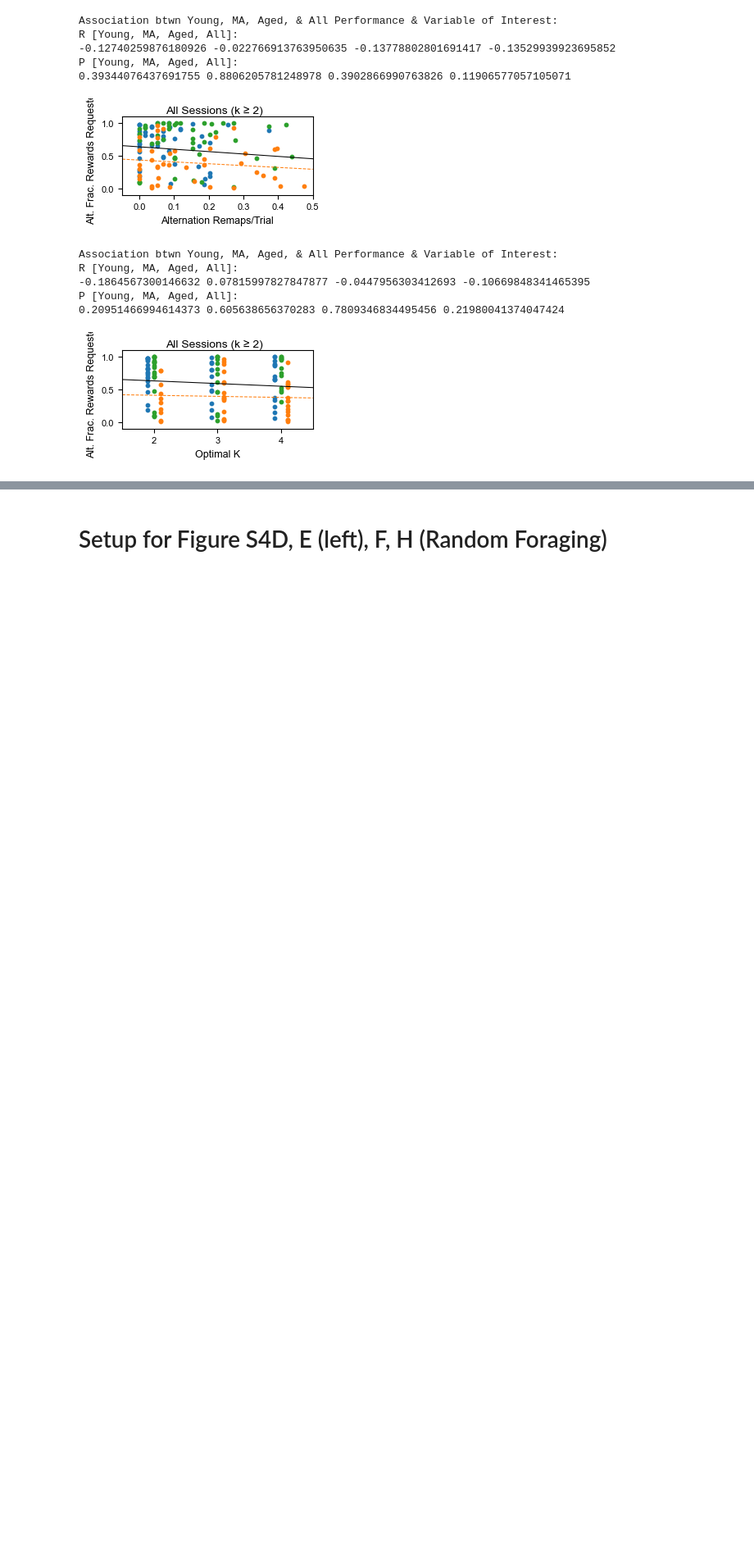
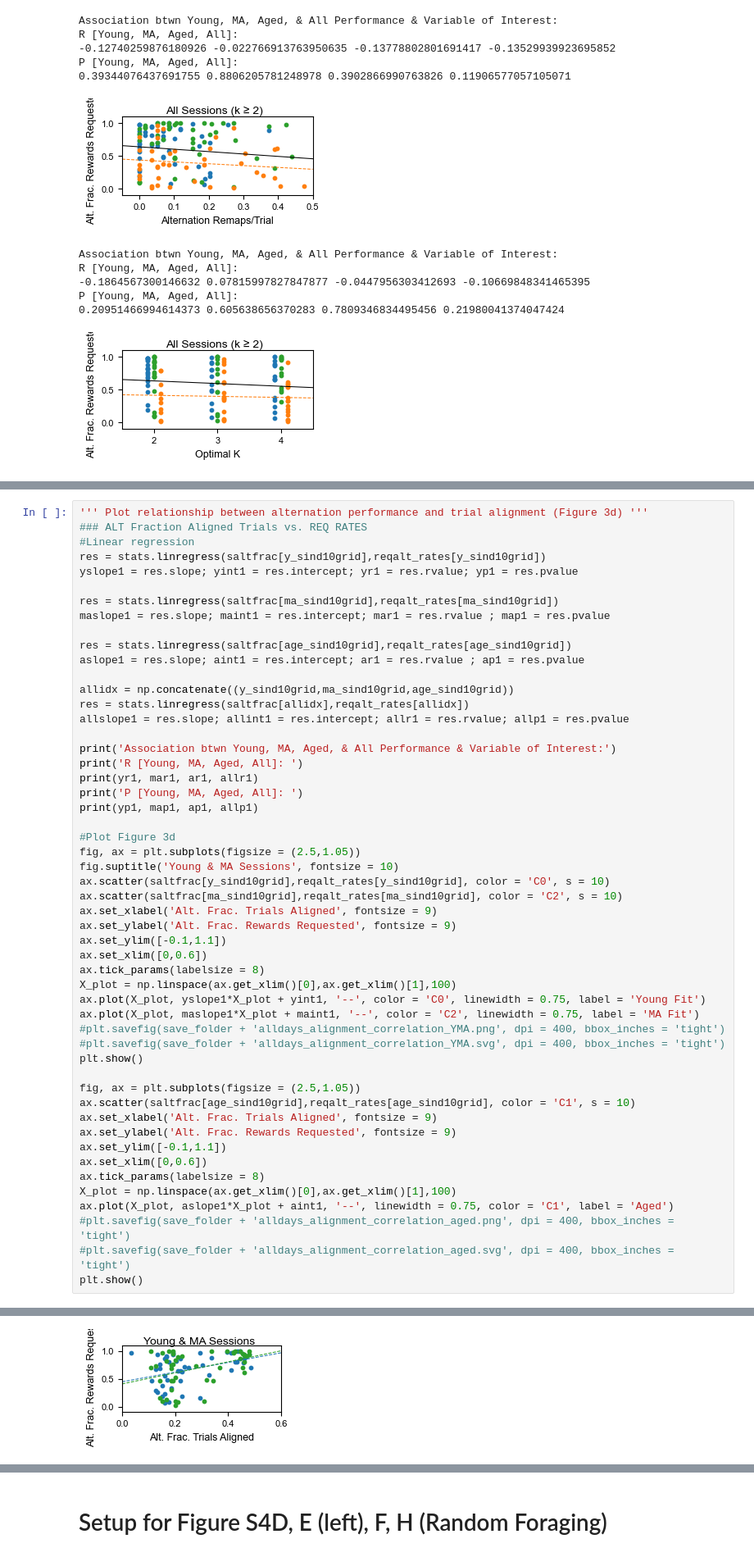
Before and after one commit to GiocomoLab/Herber2024, a Jupyter notebook: Figures 3 & S4.ipynb, the cells around one changed output, grey strips where cells are left out. Shown at 82% size. Saved outputs shown, nothing was run; the diff lists cells and outputs as text; blank space fills up the shorter version.

```diff
--- a/Figures 3 & S4.ipynb
+++ b/Figures 3 & S4.ipynb
@@ -2225,0 +3017,53 @@ P [Young, MA, Aged, All]:
+# %%
+''' Plot relationship between alternation performance and trial alignment (Figure 3d) '''
+### ALT Fraction Aligned Trials vs. REQ RATES
+#Linear regression
+res = stats.linregress(saltfrac[y_sind10grid],reqalt_rates[y_sind10grid])
+yslope1 = res.slope; yint1 = res.intercept; yr1 = res.rvalue; yp1 = res.pvalue
+
+res = stats.linregress(saltfrac[ma_sind10grid],reqalt_rates[ma_sind10grid])
+maslope1 = res.slope; maint1 = res.intercept; mar1 = res.rvalue ; map1 = res.pvalue
+
+res = stats.linregress(saltfrac[age_sind10grid],reqalt_rates[age_sind10grid])
+aslope1 = res.slope; aint1 = res.intercept; ar1 = res.rvalue ; ap1 = res.pvalue
+
+allidx = np.concatenate((y_sind10grid,ma_sind10grid,age_sind10grid))
+res = stats.linregress(saltfrac[allidx],reqalt_rates[allidx])
+allslope1 = res.slope; allint1 = res.intercept; allr1 = res.rvalue; allp1 = res.pvalue
+
+print('Association btwn Young, MA, Aged, & All Performance & Variable of Interest:')
+print('R [Young, MA, Aged, All]: ')
+print(yr1, mar1, ar1, allr1)
+print('P [Young, MA, Aged, All]: ')
+print(yp1, map1, ap1, allp1)
+
+#Plot Figure 3d
+fig, ax = plt.subplots(figsize = (2.5,1.05))
+fig.suptitle('Young & MA Sessions', fontsize = 10)
+ax.scatter(saltfrac[y_sind10grid],reqalt_rates[y_sind10grid], color = 'C0', s = 10)
+ax.scatter(saltfrac[ma_sind10grid],reqalt_rates[ma_sind10grid], color = 'C2', s = 10)
+ax.set_xlabel('Alt. Frac. Trials Aligned', fontsize = 9)
+ax.set_ylabel('Alt. Frac. Rewards Requested', fontsize = 9)
+ax.set_ylim([-0.1,1.1])
+ax.set_xlim([0,0.6])
+ax.tick_params(labelsize = 8)
+X_plot = np.linspace(ax.get_xlim()[0],ax.get_xlim()[1],100)
+ax.plot(X_plot, yslope1*X_plot + yint1, '--', color = 'C0', linewidth = 0.75, label = 'Young Fit')
+ax.plot(X_plot, maslope1*X_plot + maint1, '--', color = 'C2', linewidth = 0.75, label = 'MA Fit')
+#plt.savefig(save_folder + 'alldays_alignment_correlation_YMA.png', dpi = 400, bbox_inches = 'tight')
+#plt.savefig(save_folder + 'alldays_alignment_correlation_YMA.svg', dpi = 400, bbox_inches = 'tight')
+plt.show()
+
+fig, ax = plt.subplots(figsize = (2.5,1.05))
+ax.scatter(saltfrac[age_sind10grid],reqalt_rates[age_sind10grid], color = 'C1', s = 10)
+ax.set_xlabel('Alt. Frac. Trials Aligned', fontsize = 9)
+ax.set_ylabel('Alt. Frac. Rewards Requested', fontsize = 9)
+ax.set_ylim([-0.1,1.1])
+ax.set_xlim([0,0.6])
+ax.tick_params(labelsize = 8)
+X_plot = np.linspace(ax.get_xlim()[0],ax.get_xlim()[1],100)
+ax.plot(X_plot, aslope1*X_plot + aint1, '--', linewidth = 0.75, color = 'C1', label = 'Aged')
+#plt.savefig(save_folder + 'alldays_alignment_correlation_aged.png', dpi = 400, bbox_inches = 'tight')
+#plt.savefig(save_folder + 'alldays_alignment_correlation_aged.svg', dpi = 400, bbox_inches = 'tight')
+plt.show()
+# %% [output]
@@ -2225,0 +3075 @@ P [Young, MA, Aged, All]:
+[figure, added]
```
Also changed, not shown: parts of 47 cells of this notebook, 1 other file.
